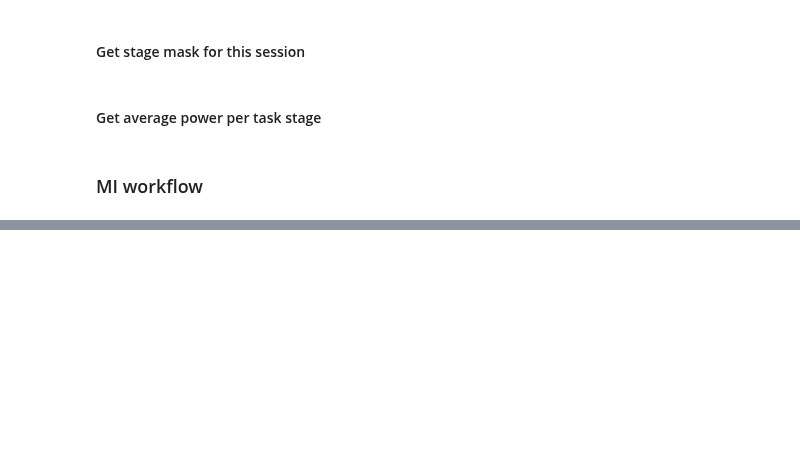
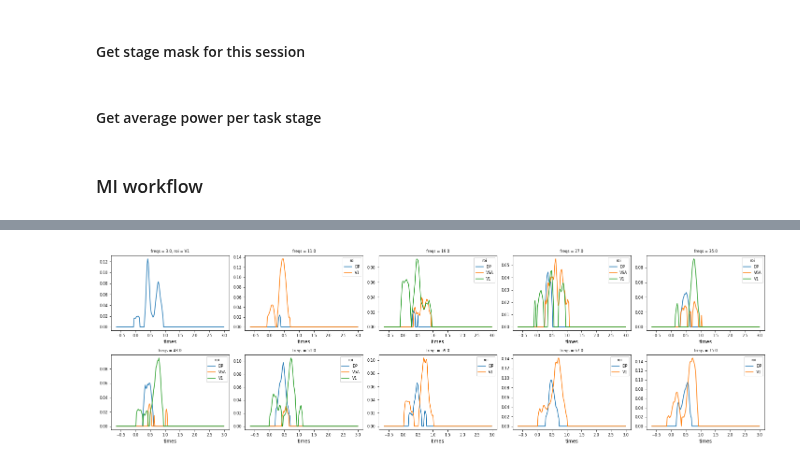
Before and after one commit to ViniciusLima94/GrayData-Analysis, a Jupyter notebook: notebooks/6.3. Stimulus encoding analysis.ipynb, the cells around one changed output, grey strips where cells are left out. Saved outputs shown, nothing was run; the diff lists cells and outputs as text; code cells hidden in the pictures; blank space fills up the shorter version.

```diff
--- a/notebooks/6.3. Stimulus encoding analysis.ipynb
+++ b/notebooks/6.3. Stimulus encoding analysis.ipynb
@@ -182,20 +173,0 @@ wf        = WfMi(mi_type, inference, verbose=True, kernel=kernel)
-# %%
-# list of corrections for multiple comparison
-mcps = ['cluster', 'maxstat', 'fdr', 'bonferroni']
-kw = dict(n_jobs=20, n_perm=200)
-"""
-The `cluster_th` input parameter specifies how the threshold is defined.
-Use either :
-* a float for a manual threshold
-* None and it will be infered using the distribution of permutations
-* 'tfce' for a TFCE threshold
-"""
-cluster_th = 'tfce'  # {float, None, 'tfce'}
-mi, pvalues = wf.fit(dt, mcp="cluster", cluster_th=cluster_th, **kw)
-# %%
-plt.figure(figsize=(20,4))
-for i in range(5):
-    plt.subplot(1,5,i+1)
-    extent=[pvalues.times.values[0], mi.times.values[-1], 0,22]
-    plt.imshow(mi.isel(freqs=i).T, aspect="auto", cmap="jet", origin="lower", vmax=0.04, vmin=0)
-    plt.colorbar()
@@ -210,0 +174,13 @@ plt.xlabel("time")
+# %%
+mi = mi.assign_coords({"roi": data.roi.values})
+pvalues = pvalues.assign_coords({"roi": data.roi.values})
+out = mi*(pvalues<=0.05)
+# %%
+plt.figure(figsize=(20,6))
+for i in range(10):
+    plt.subplot(2,5,i+1)
+    idx = out.isel(freqs=i).sum("times")>0
+    out.isel(freqs=i,roi=idx).plot(x="times", hue="roi");
+plt.tight_layout()
+# %% [output]
+[figure, added]
```
Also changed, not shown: parts of 20 cells of this notebook, 5 other files.
